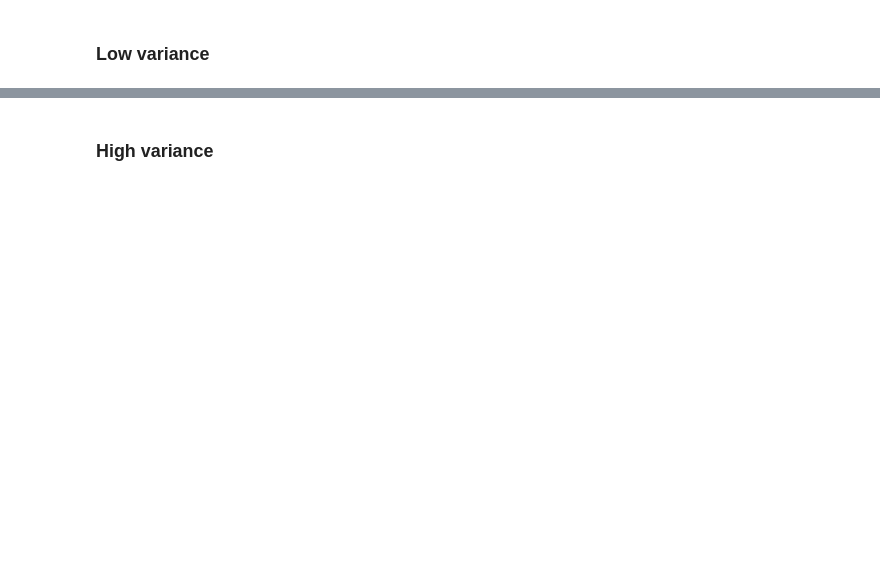
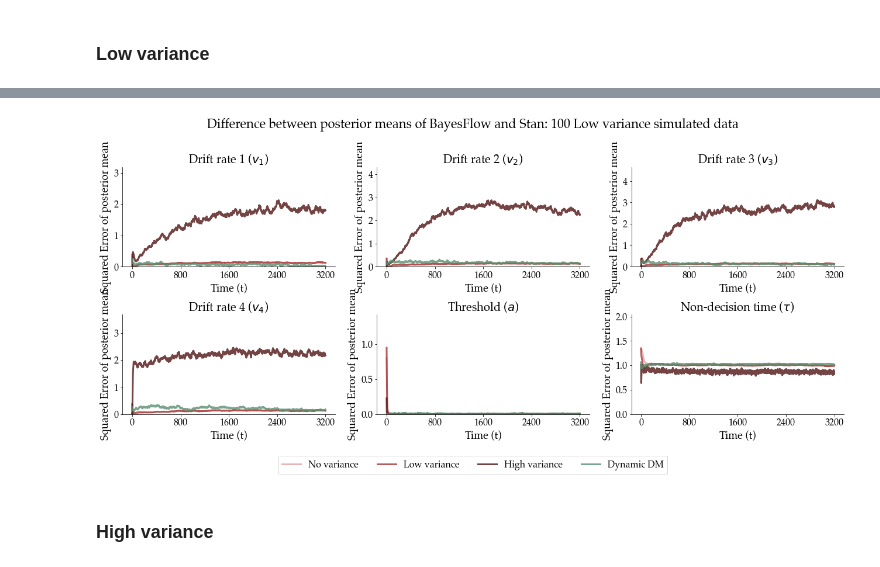
Before and after one commit to LuSchumacher/dynamic_models, a Jupyter notebook: ablation_study/ablation_study.ipynb, the cells around one changed output, grey strips where cells are left out. Cells and saved outputs as stored; diff of their text form; code cells hidden in the pictures; blank space fills up the shorter version.

```diff
--- a/ablation_study/ablation_study.ipynb
+++ b/ablation_study/ablation_study.ipynb
@@ -529,2 +592,4 @@ plot_post_sd(stan_post_samples, bf_post_no_var, bf_post_low_var, bf_post_high_va
 # %%
-plot_post_mean_error(stan_post_samples, bf_post_no_var, bf_post_low_var, bf_post_high_var, bf_post_dynamic_dm[0], 1)
+f = plot_post_mean_error(stan_post_samples, bf_post_no_var, bf_post_low_var, bf_post_high_var, bf_post_dynamic_dm[0], 1)
+# %% [output]
+[figure, added]
```
Also changed, not shown: parts of 59 cells of this notebook, 17 other files.
